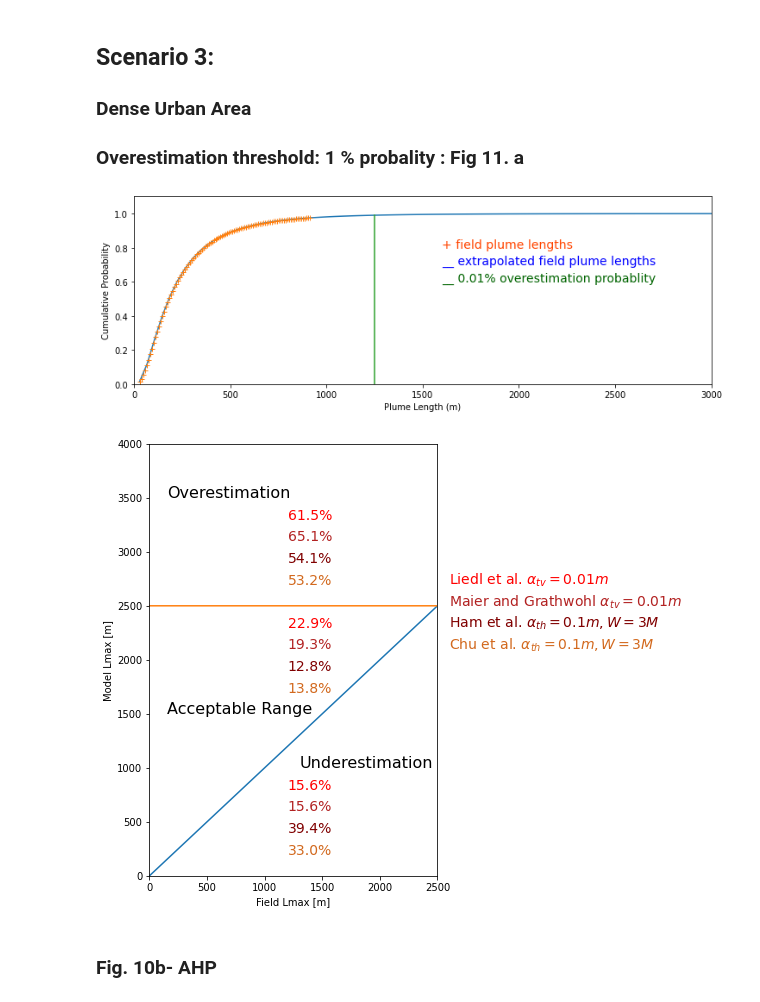
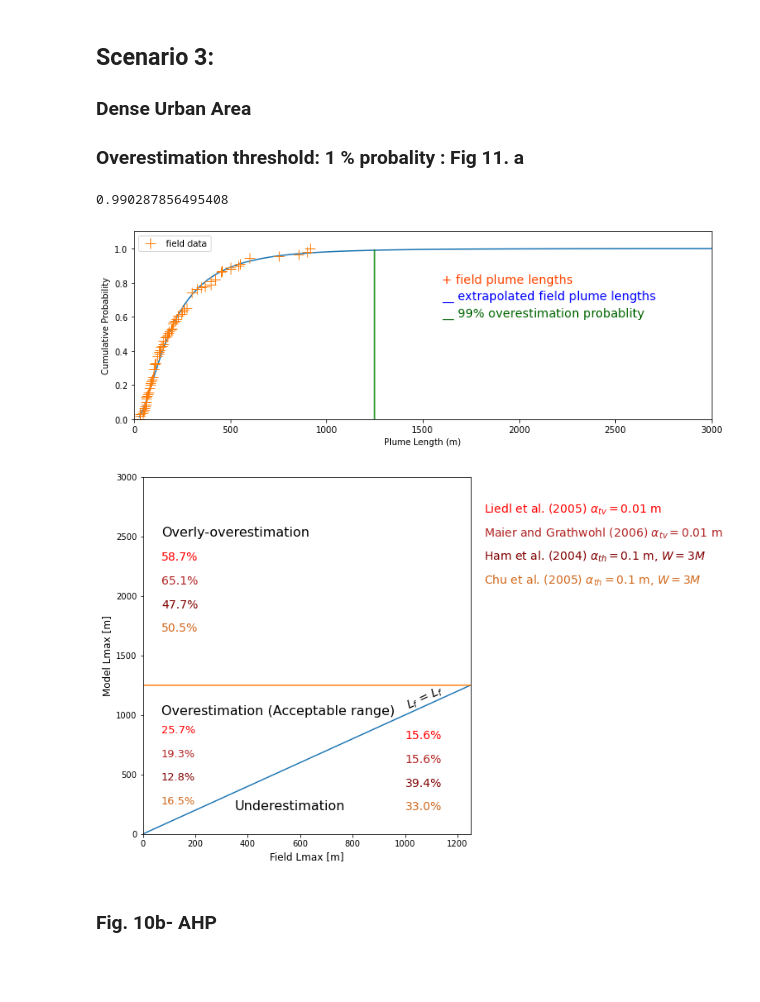
Before and after one commit to prabhasyadav/MS_Decision, a Jupyter notebook: MS_Decision.ipynb, the cells around one changed output. Saved outputs shown, nothing was run; the diff lists cells and outputs as text; code cells hidden in the pictures; blank space fills up the shorter version.

```diff
--- a/MS_Decision.ipynb
+++ b/MS_Decision.ipynb
@@ -940,8 +1035,9 @@ x1250=np.linspace(1250,1250,100)
 
 plt.figure(figsize=(12, 4))
 plt.plot(x, cdf)
-plt.plot(x2, cdf2, "+")
-plt.plot(x1250,y1250)
+#plt.plot(x2, cdf2, "+")
+plt.plot(x1250,y1250,'green')
+plot_ecdf(y)
 plt.xlim([0, 3000])
 plt.ylim([0,1.1])
 plt.xlabel("Plume Length (m)")
@@ -951,65 +1047,76 @@ h1=1600
 v1=0.8
 plt.text(h1, v1, "+ field plume lengths", {'color': 'orangered', 'fontsize': 14})
 plt.text(h1, v1-0.1, "__ extrapolated field plume lengths", {'color': 'blue', 'fontsize': 14})
-plt.text(h1, v1-0.2, "__ 0.01% overestimation probablity", {'color': 'darkgreen', 'fontsize': 14})
+plt.text(h1, v1-0.2, "__ 99% overestimation probablity", {'color': 'darkgreen', 'fontsize': 14})
+
+print(cdf1250)
 
 plt.savefig("CDFScenario3.png")
 # %% [output]
+0.990287856495408
-[figure, old version]
+[figure, new version]
 # %%
-plt.figure(figsize=(8,8))
-x=np.linspace(0,2500, 2500)
+plt.figure(figsize=(11,8))
+x=np.linspace(0,2000, 2000)
 y45=x
-yt=np.linspace(2500,2500,len(x))
+yt=np.linspace(1250,1250,len(x))
 plt.plot(x,y45)
 plt.plot(x, yt)
-plt.ylim(0, 3500)
-plt.text(1300, 1000, "Underestimation", fontsize=16)
-plt.text(150, 1500, "Acceptable Range", fontsize=16)
-plt.text(150, 3500, "Overestimation", fontsize=16)
-plt.xlim([0, 2500])
-plt.ylim([0, 4000])
+plt.ylim(0, 2000)
+plt.text(350, 200, "Underestimation", fontsize=16)
+plt.text(70, 1000, "Overestimation (Acceptable range)", fontsize=16)
+plt.text(70, 2500, "Overly-overestimation", fontsize=16)
+plt.xlim([0, 1250])
+plt.ylim([0, 3000])
 
 #Overestimation
-h1=1200
-v1=3300
-plt.text(h1, v1, "61.5%", {'color': 'r', 'fontsize': 14})
+h1=70
+v1=2300
+plt.text(h1, v1, "58.7%", {'color': 'r', 'fontsize': 14})
 plt.text(h1, v1-200, "65.1%", {'color': 'firebrick', 'fontsize': 14})
-plt.text(h1, v1-400, "54.1%", {'color': 'maroon', 'fontsize': 14})
-plt.text(h1, v1-600, "53.2%", {'color': 'chocolate', 'fontsize': 14})
+plt.text(h1, v1-400, "47.7%", {'color': 'maroon', 'fontsize': 14})
+plt.text(h1, v1-600, "50.5%", {'color': 'chocolate', 'fontsize': 14})
 
 
 # Acceptable Range
-h3=1200
-v3=2300
-plt.text(h3, v3, "22.9%", {'color': 'r', 'fontsize': 14})
-plt.text(h3, v3-200, "19.3%", {'color': 'firebrick', 'fontsize': 14})
-plt.text(h3, v3-400, "12.8%", {'color': 'maroon', 'fontsize': 14})
-plt.text(h3, v3-600, "13.8%", {'color': 'chocolate', 'fontsize': 14})
+h3=70
+v3=850
+plt.text(h3, v3, "25.7%", {'color': 'r', 'fontsize': 13})
+plt.text(h3, v3-200, "19.3%", {'color': 'firebrick', 'fontsize': 13})
+plt.text(h3, v3-400, "12.8%", {'color': 'maroon', 'fontsize': 13})
+plt.text(h3, v3-600, "16.5%", {'color': 'chocolate', 'fontsize': 13})
 
 
 
 #Underestimation
-h5=1200
+h5=1000
 v5=800
 plt.text(h5, v5, "15.6%", {'color': 'r', 'fontsize': 14})
 plt.text(h5, v5-200, "15.6%", {'color': 'firebrick', 'fontsize': 14})
 plt.text(h5, v5-400, "39.4%", {'color': 'maroon', 'fontsize': 14})
 plt.text(h5, v5-600, "33.0%", {'color': 'chocolate', 'fontsize': 14})
 
 
 
-plt.text(2600, 2700, "Liedl et al. $\u03B1_{tv}=0.01m $", {'color': 'r', 'fontsize': 14})
-plt.text(2600, 2500, "Maier and Grathwohl $\u03B1_{tv}=0.01m $", {'color': 'firebrick', 'fontsize': 14})
-plt.text(2600, 2300, "Ham et al. $\u03B1_{th}=0.1m, W=3M $", {'color': 'maroon', 'fontsize': 14})
-plt.text(2600, 2100, "Chu et al. $\u03B1_{th}=0.1m, W=3M $", {'color': 'chocolate', 'fontsize': 14})
+plt.text(1300, 2700, "Liedl et al. (2005) $\u03B1_{tv}=0.01$ m ", {'color': 'r', 'fontsize': 14})
+plt.text(1300, 2500, "Maier and Grathwohl (2006) $\u03B1_{tv}=0.01$ m", {'color': 'firebrick', 'fontsize': 14})
+plt.text(1300, 2300, "Ham et al. (2004) $\u03B1_{th}=0.1$ m, $W=3M$", {'color': 'maroon', 'fontsize': 14})
+plt.text(1300, 2100, "Chu et al. (2005) $\u03B1_{th}=0.1$ m, $W=3M$", {'color': 'chocolate', 'fontsize': 14})
 
-plt.xlabel("Field Lmax [m]")
-plt.ylabel("Model Lmax [m]")
+plt.xlabel("Field Lmax [m]", fontsize = 12)
+plt.ylabel("Model Lmax [m]", fontsize = 12)
 plt.subplots_adjust(left=0.1, right=0.6, top=0.85, bottom=0.1)
-plt.savefig("StatisticalResultScenario3.png")
+
+plt.annotate('$L_f$ = $L_f$', fontsize=14,
+             xy=(1000, 1020),
+             rotation=25,
+             va='bottom',
+             ha='left',
+            )
+
+plt.savefig("StatisticalResultScenario3.png", dpi=300)
 # %% [output]
-[figure, old version]
+[figure, new version]
 # %% [markdown]
 ### Fig. 10b- AHP
 # %%
```
Also changed, not shown: parts of 30 cells of this notebook, 2 other files.
